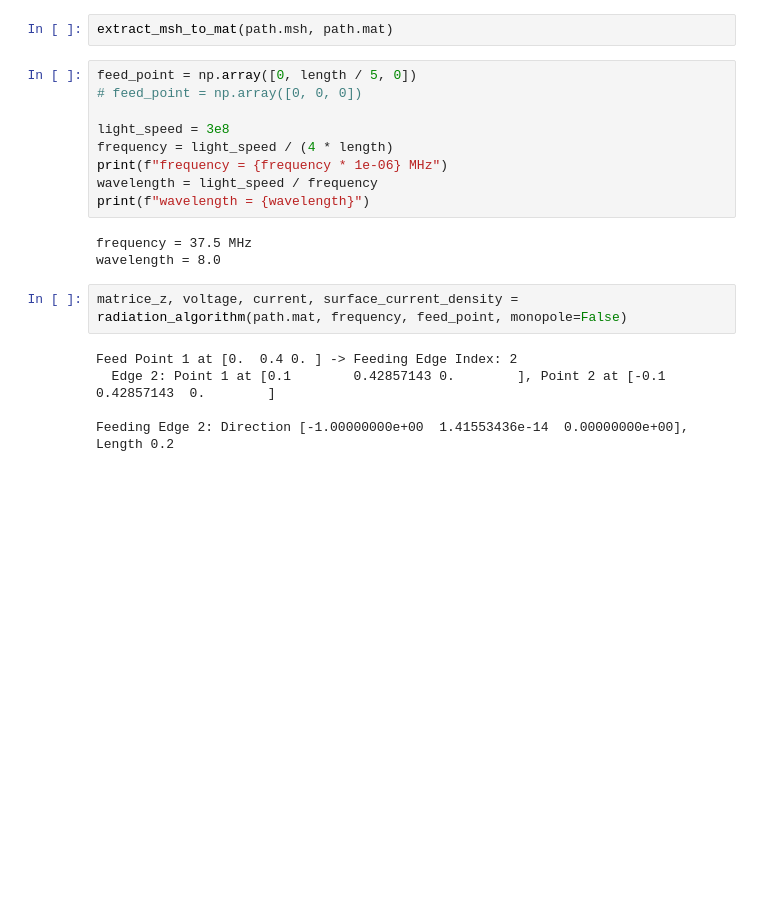
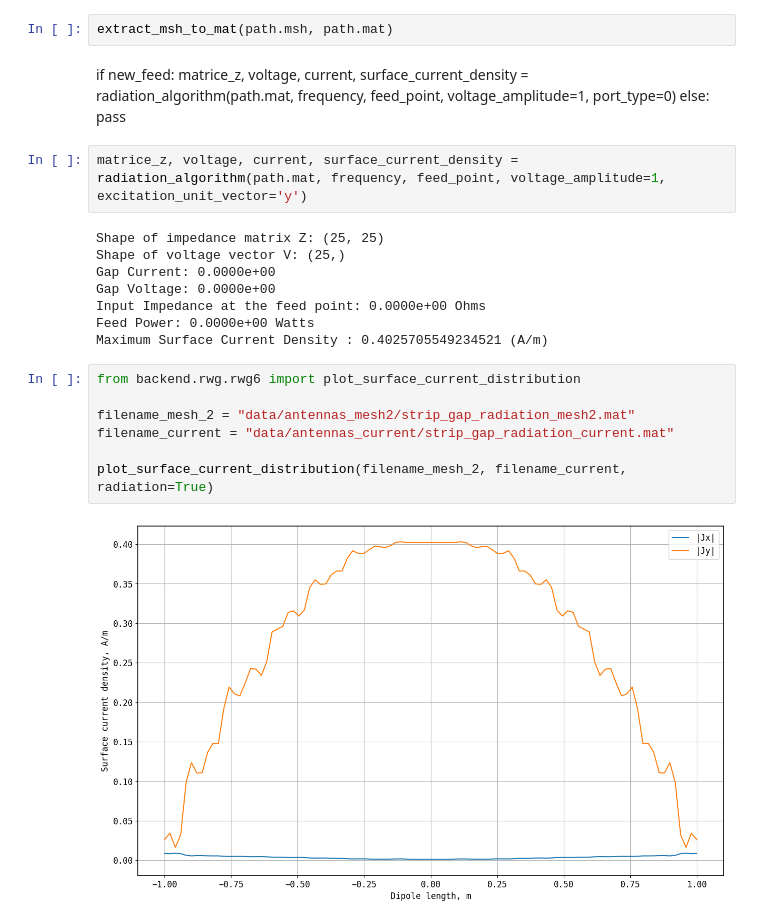
Before and after one commit to FahdilOuro/Antenna_Solver_MoM, a Jupyter notebook: backend/antenna_simulation/gap_voltage_implementation/strip_gap_radiation.ipynb, the cells around one changed output. Cells and saved outputs as stored; diff of their text form; blank space fills up the shorter version.

```diff
--- a/backend/antenna_simulation/gap_voltage_implementation/strip_gap_radiation.ipynb
+++ b/backend/antenna_simulation/gap_voltage_implementation/strip_gap_radiation.ipynb
@@ -37,22 +73,25 @@ Geometry file saved in data/gmsh_files/strip_gap_radiation.brep successfully
 Mesh file saved in data/gmsh_files/strip_gap_radiation.msh successfully
 # %%
 extract_msh_to_mat(path.msh, path.mat)
-# %%
-feed_point = np.array([0, length / 5, 0])
-# feed_point = np.array([0, 0, 0])
-
-light_speed = 3e8
-frequency = light_speed / (4 * length)
-print(f"frequency = {frequency * 1e-06} MHz")
-wavelength = light_speed / frequency
-print(f"wavelength = {wavelength}")
-# %% [output]
-frequency = 37.5 MHz
-wavelength = 8.0
+# %% [markdown]
+if new_feed: matrice_z, voltage, current, surface_current_density = radiation_algorithm(path.mat, frequency, feed_point, voltage_amplitude=1, port_type=0)
+else: pass
 # %%
-matrice_z, voltage, current, surface_current_density = radiation_algorithm(path.mat, frequency, feed_point, monopole=False)
+matrice_z, voltage, current, surface_current_density = radiation_algorithm(path.mat, frequency, feed_point, voltage_amplitude=1, excitation_unit_vector='y')
 # %% [output]
-Feed Point 1 at [0.  0.4 0. ] -> Feeding Edge Index: 2
-  Edge 2: Point 1 at [0.1        0.42857143 0.        ], Point 2 at [-0.1         0.42857143  0.        ]
-
-Feeding Edge 2: Direction [-1.00000000e+00  1.41553436e-14  0.00000000e+00], Length 0.2
+Shape of impedance matrix Z: (25, 25)
+Shape of voltage vector V: (25,)
+Gap Current: 0.0000e+00
+Gap Voltage: 0.0000e+00
+Input Impedance at the feed point: 0.0000e+00 Ohms
+Feed Power: 0.0000e+00 Watts
+Maximum Surface Current Density : 0.4025705549234521 (A/m)
+# %%
+from backend.rwg.rwg6 import plot_surface_current_distribution
+
+filename_mesh_2 = "data/antennas_mesh2/strip_gap_radiation_mesh2.mat"
+filename_current = "data/antennas_current/strip_gap_radiation_current.mat"
+
+plot_surface_current_distribution(filename_mesh_2, filename_current, radiation=True)
+# %% [output]
+[figure, added]
```
Also changed, not shown: parts of 4 cells of this notebook, 7 other files.
